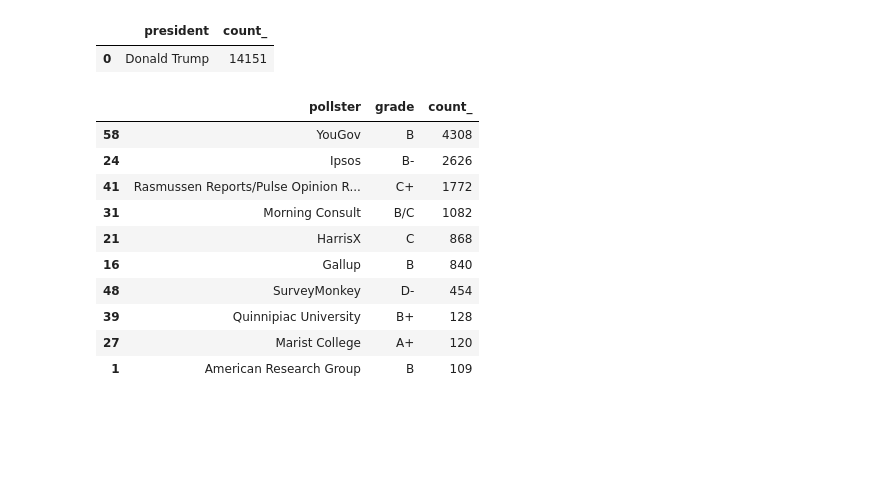
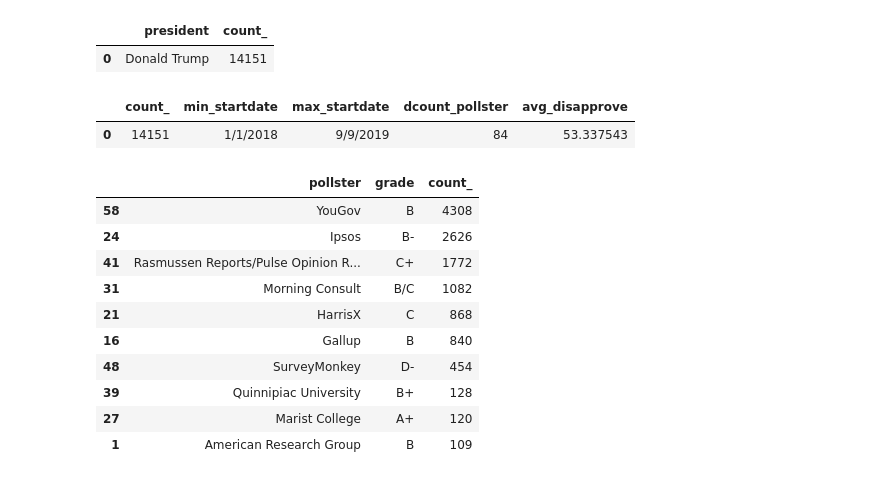
Before and after one commit to js850/KustoPandas, a Jupyter notebook: examples/trump_approval_ratings.ipynb, the cells around one changed output. Drawn from its saved outputs; the diff is of its cells as text; code cells hidden in the pictures; blank space fills up the shorter version.

```diff
--- a/examples/trump_approval_ratings.ipynb
+++ b/examples/trump_approval_ratings.ipynb
@@ -52,6 +54,11 @@ w.summarize("count() by president")
 # %% [output]
 |  | president | count_ |
 | 0 | Donald Trump | 14151 |
+# %%
+w.summarize("count(), min(startdate), max(startdate), dcount(pollster), avg(disapprove)")
+# %% [output]
+|  | count_ | min_startdate | max_startdate | dcount_pollster | avg_disapprove |
+| 0 | 14151 | 1/1/2018 | 9/9/2019 | 84 | 53.337543 |
 # %%
 w.summarize("count() by pollster, grade").top(10, "count_")
 # %% [output]
```
Also changed, not shown: parts of 4 cells of this notebook, 1 other file.
